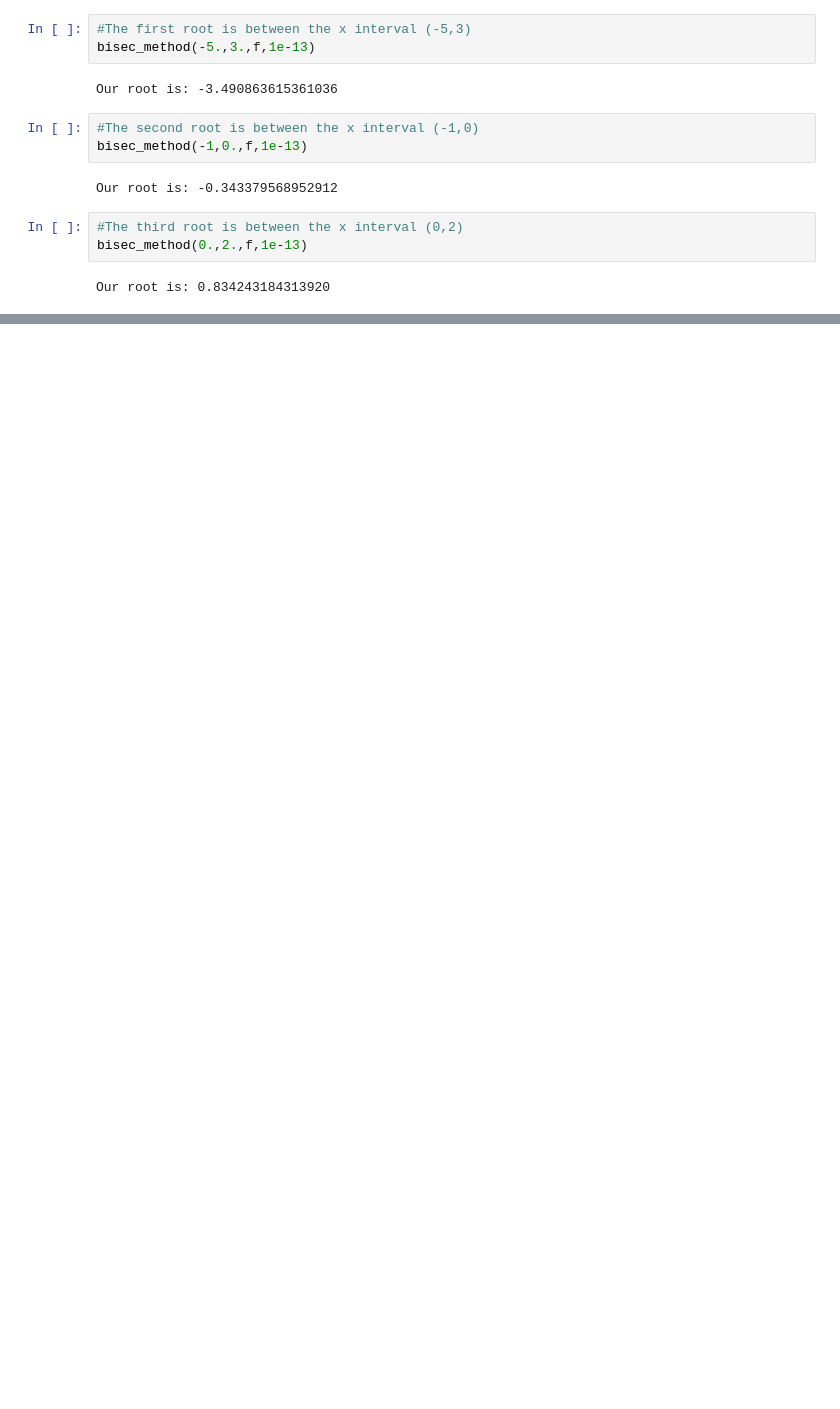
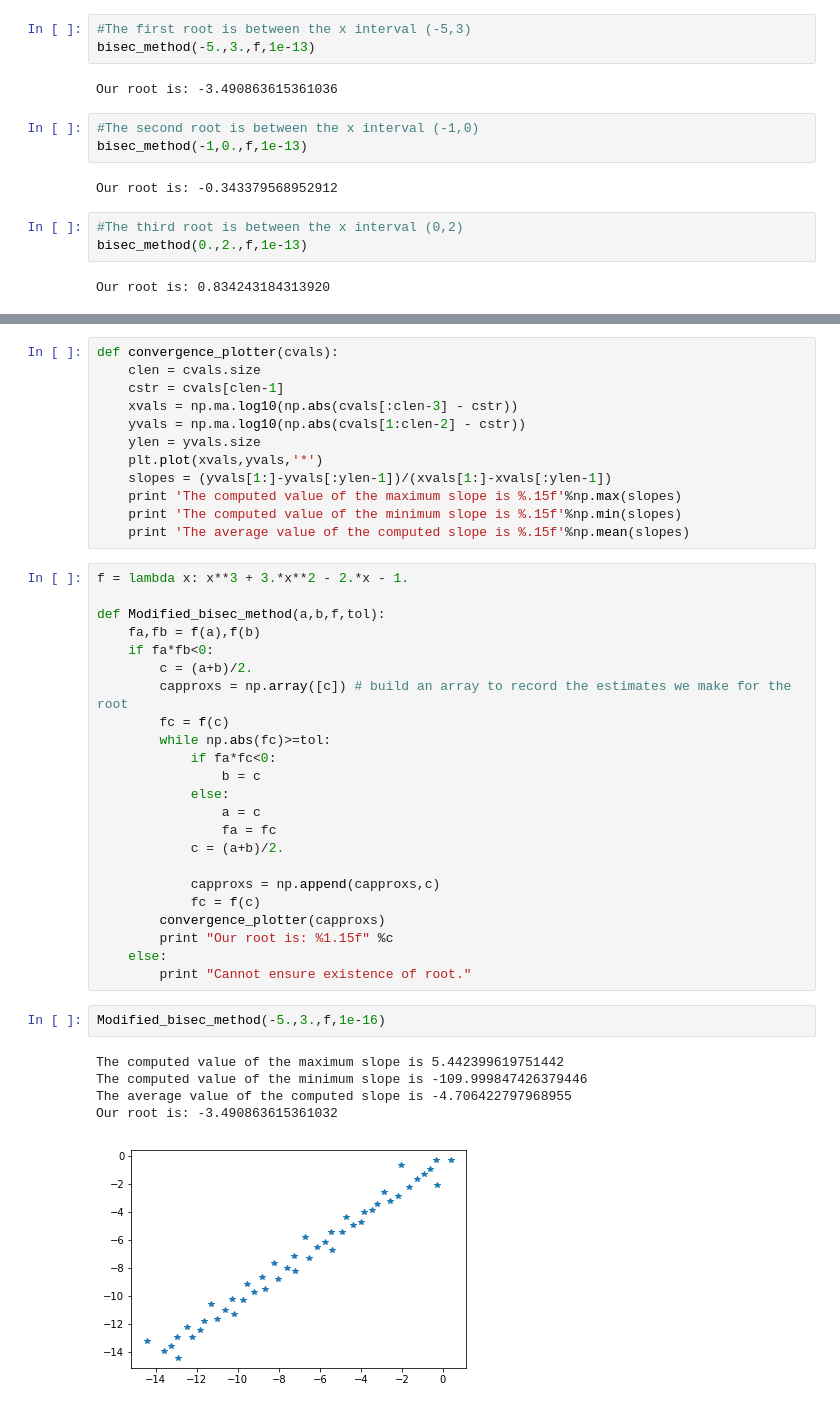
Before and after one commit to uduakgeorge/M340, a Jupyter notebook: Math-340-Notebooks-master/Lectures/Course_Lectures/Lecture_Seven_Root_Finding.ipynb, the cells around one changed output, grey strips where cells are left out. Drawn from its saved outputs; the diff is of its cells as text; blank space fills up the shorter version.

```diff
--- a/Math-340-Notebooks-master/Lectures/Course_Lectures/Lecture_Seven_Root_Finding.ipynb
+++ b/Math-340-Notebooks-master/Lectures/Course_Lectures/Lecture_Seven_Root_Finding.ipynb
@@ -190,0 +223,43 @@ Our root is: 0.834243184313920
+# %%
+def convergence_plotter(cvals):
+    clen = cvals.size
+    cstr = cvals[clen-1]
+    xvals = np.ma.log10(np.abs(cvals[:clen-3] - cstr))
+    yvals = np.ma.log10(np.abs(cvals[1:clen-2] - cstr))
+    ylen = yvals.size
+    plt.plot(xvals,yvals,'*')
+    slopes = (yvals[1:]-yvals[:ylen-1])/(xvals[1:]-xvals[:ylen-1])
+    print 'The computed value of the maximum slope is %.15f'%np.max(slopes)
+    print 'The computed value of the minimum slope is %.15f'%np.min(slopes)
+    print 'The average value of the computed slope is %.15f'%np.mean(slopes)
+# %%
+f = lambda x: x**3 + 3.*x**2 - 2.*x - 1.
+
+def Modified_bisec_method(a,b,f,tol):
+    fa,fb = f(a),f(b)
+    if fa*fb<0:
+        c = (a+b)/2.
+        capproxs = np.array([c]) # build an array to record the estimates we make for the root
+        fc = f(c)
+        while np.abs(fc)>=tol:
+            if fa*fc<0:
+                b = c
+            else:
+                a = c
+                fa = fc
+            c = (a+b)/2.
+
+            capproxs = np.append(capproxs,c)
+            fc = f(c)
+        convergence_plotter(capproxs)
+        print "Our root is: %1.15f" %c
+    else:
+        print "Cannot ensure existence of root."
+# %%
+Modified_bisec_method(-5.,3.,f,1e-16)
+# %% [output]
+The computed value of the maximum slope is 5.442399619751442
+The computed value of the minimum slope is -109.999847426379446
+The average value of the computed slope is -4.706422797968955
+Our root is: -3.490863615361032
+[figure, added]
```
Also changed, not shown: parts of 12 cells of this notebook, 3 other files.
